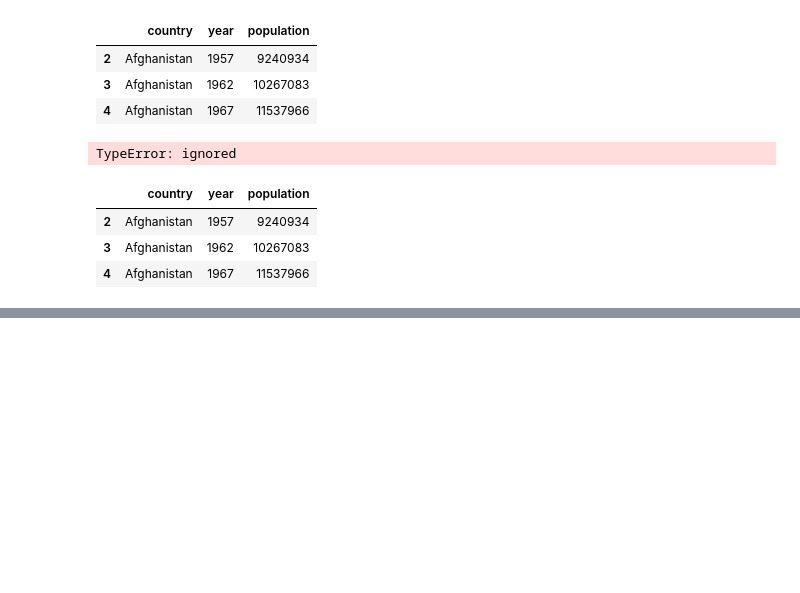
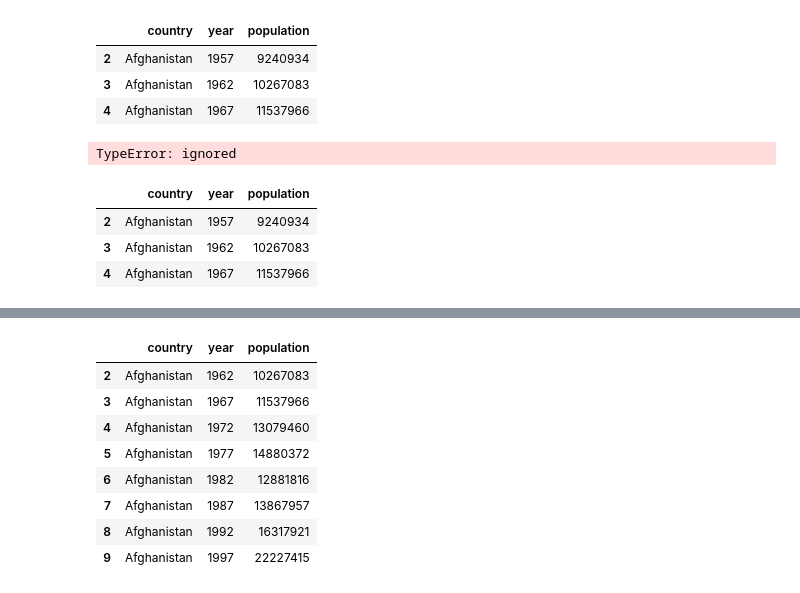
Before and after one commit to jeeet0700/Python_Advance, a Jupyter notebook: Pandas_2.ipynb, the cells around one changed output, grey strips where cells are left out. Saved outputs shown, nothing was run; the diff lists cells and outputs as text; code cells hidden in the pictures; blank space fills up the shorter version.

```diff
--- a/Pandas_2.ipynb
+++ b/Pandas_2.ipynb
@@ -221,0 +356,12 @@ df.iloc[1:4,0:3]
+# %%
+df.iloc[2:10,[0,1,2]]
+# %% [output]
+|  | country | year | population |
+| 2 | Afghanistan | 1962 | 10267083 |
+| 3 | Afghanistan | 1967 | 11537966 |
+| 4 | Afghanistan | 1972 | 13079460 |
+| 5 | Afghanistan | 1977 | 14880372 |
+| 6 | Afghanistan | 1982 | 12881816 |
+| 7 | Afghanistan | 1987 | 13867957 |
+| 8 | Afghanistan | 1992 | 16317921 |
+| 9 | Afghanistan | 1997 | 22227415 |
```
Also changed, not shown: parts of 15 cells of this notebook.
